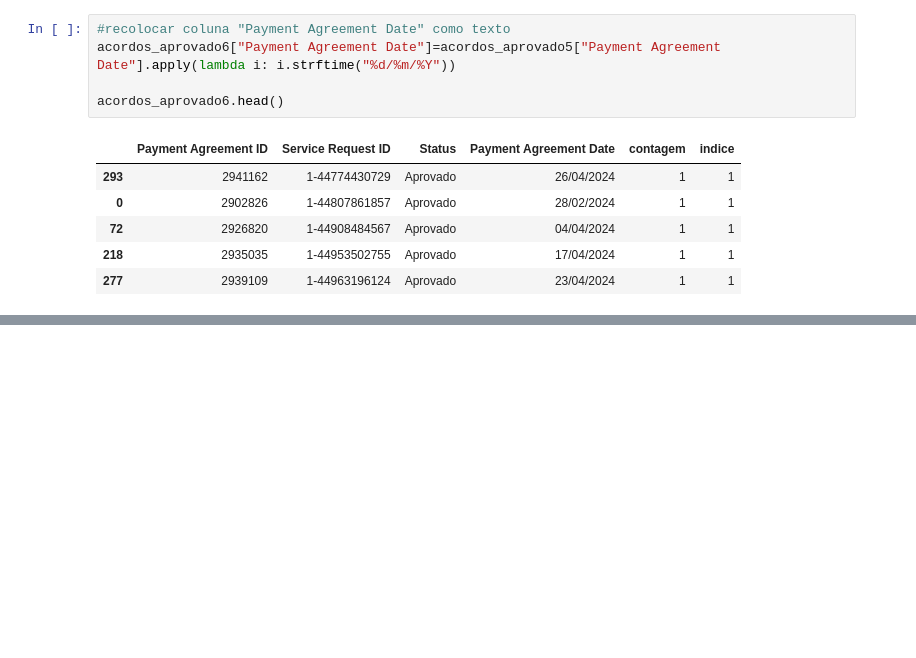
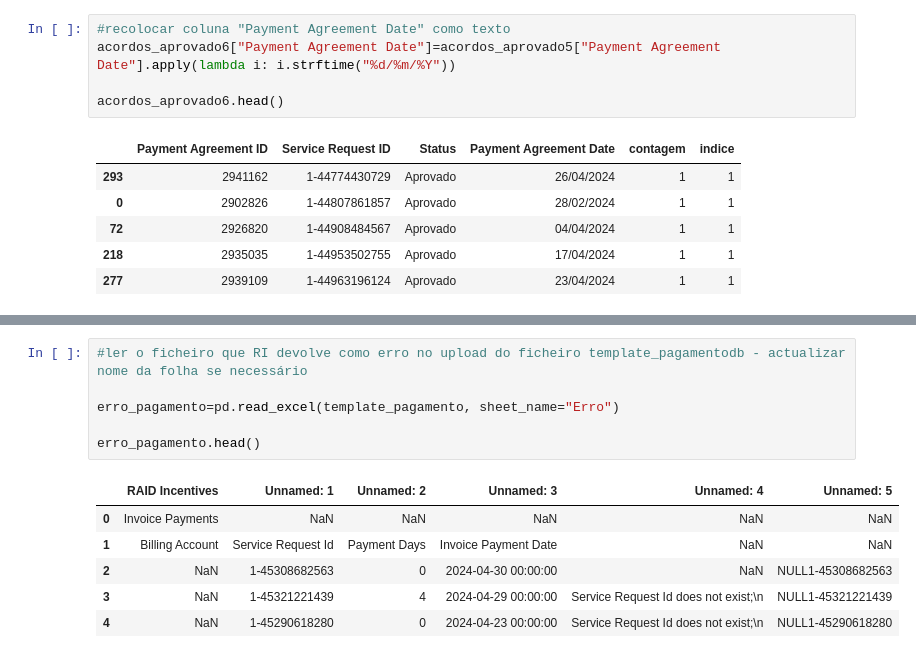
Before and after one commit to josepmatias/nos_reten-ao, a Jupyter notebook: actividades extra.ipynb, the cells around one changed output, grey strips where cells are left out. Drawn from its saved outputs; the diff is of its cells as text; blank space fills up the shorter version.

```diff
--- a/actividades extra.ipynb
+++ b/actividades extra.ipynb
@@ -367,0 +390,13 @@ files.download("acordos de pagamento.xlsx")
+# %%
+#ler o ficheiro que RI devolve como erro no upload do ficheiro template_pagamentodb - actualizar nome da folha se necessário
+
+erro_pagamento=pd.read_excel(template_pagamento, sheet_name="Erro")
+
+erro_pagamento.head()
+# %% [output]
+|  | RAID Incentives | Unnamed: 1 | Unnamed: 2 | Unnamed: 3 | Unnamed: 4 | Unnamed: 5 |
+| 0 | Invoice Payments | NaN | NaN | NaN | NaN | NaN |
+| 1 | Billing Account | Service Request Id | Payment Days | Invoice Payment Date | NaN | NaN |
+| 2 | NaN | 1-45308682563 | 0 | 2024-04-30 00:00:00 | NaN | NULL1-45308682563 |
+| 3 | NaN | 1-45321221439 | 4 | 2024-04-29 00:00:00 | Service Request Id does not exist;\n | NULL1-45321221439 |
+| 4 | NaN | 1-45290618280 | 0 | 2024-04-23 00:00:00 | Service Request Id does not exist;\n | NULL1-45290618280 |
```
Also changed, not shown: parts of 7 cells of this notebook.
